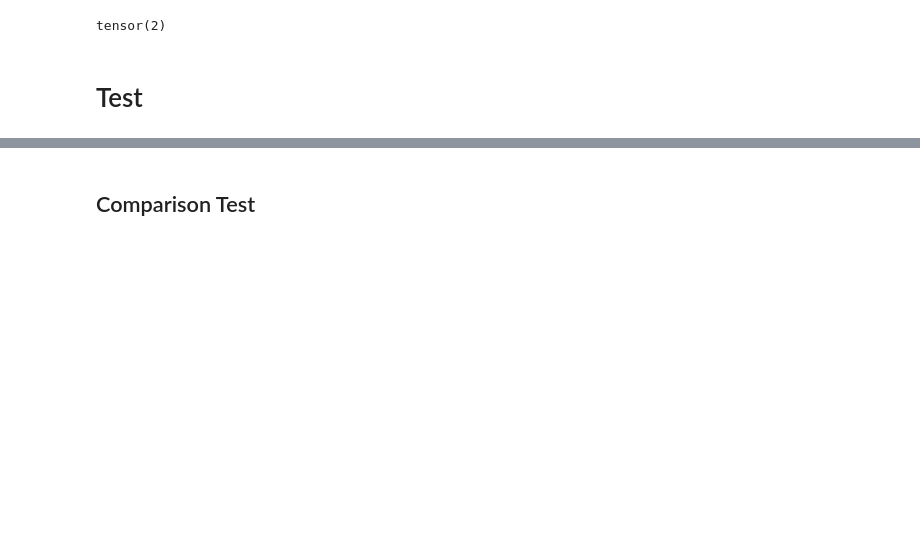
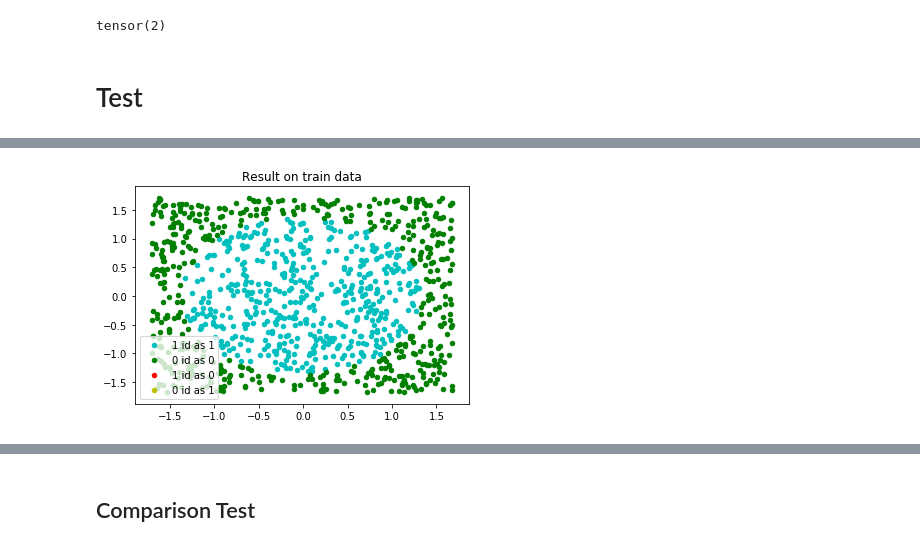
Before and after one commit to natbolon/DL, a Jupyter notebook: Project2/eugène.ipynb, the cells around one changed output, grey strips where cells are left out. Drawn from its saved outputs; the diff is of its cells as text; code cells hidden in the pictures; blank space fills up the shorter version.

Commit message:
Added another plot

```diff
--- a/Project2/eugène.ipynb
+++ b/Project2/eugène.ipynb
@@ -392,0 +396,12 @@ for epochs in range(0, epochs_number):
+# %%
+# Train set:
+
+output, l = model_forward(train_input, train_target)
+
+print("\n ")
+print("Loss: ", l.item())
+print("Number of errors: ", compute_number_error(output, train_target).item())
+print("\n ")
+
+# print(output[0:10,:])
+# print(test_target[0:10,:])
@@ -393,3 +411,22 @@ for epochs in range(0, epochs_number):
+# %%
+#Train set plot
+id_class = output.argmax(dim=1)
+
+one_id_as_one = torch.mul( (train_target[:,1]==1), (id_class ==1 ))
+one_id_as_zero = torch.mul( (train_target[:,1]==1), (id_class ==0 ))
+zero_id_as_one = torch.mul( (train_target[:,1]==0), (id_class ==1 ))
+zero_id_as_zero = torch.mul( (train_target[:,1]==0), (id_class ==0 ))
+
+plt.scatter(train_input[one_id_as_one,0] ,train_input[one_id_as_one,1], color = "c", s=20)
+plt.scatter(train_input[zero_id_as_zero,0] ,train_input[zero_id_as_zero,1], color = "g", s=20)
+plt.scatter(train_input[one_id_as_zero,0] ,train_input[one_id_as_zero,1], color = "r", s=20)
+plt.scatter(train_input[zero_id_as_one,0] ,train_input[zero_id_as_one,1], color = "y", s=20)
+
+plt.title("Result on train data")
+plt.legend(["1 id as 1", "0 id as 0", "1 id as 0", "0 id as 1"] )
+plt.show()
+# %% [output]
+[figure, added]
 # %%
 # Test set:
 
```
Also changed, not shown: parts of 5 cells of this notebook.
